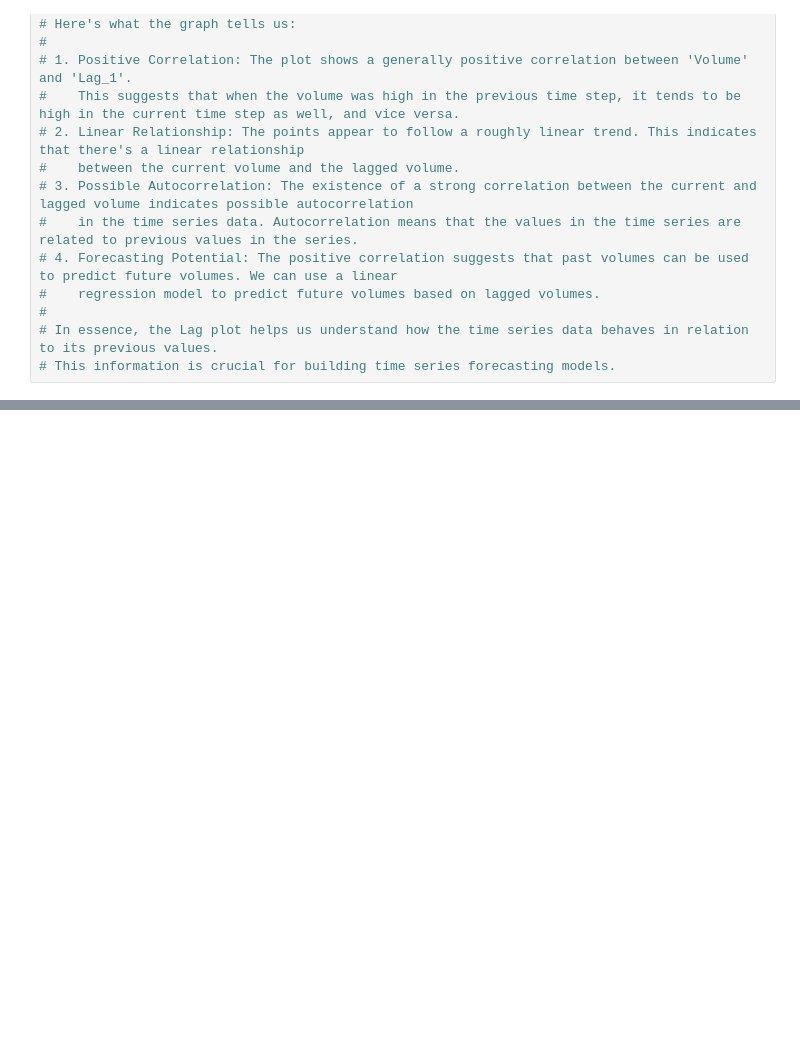
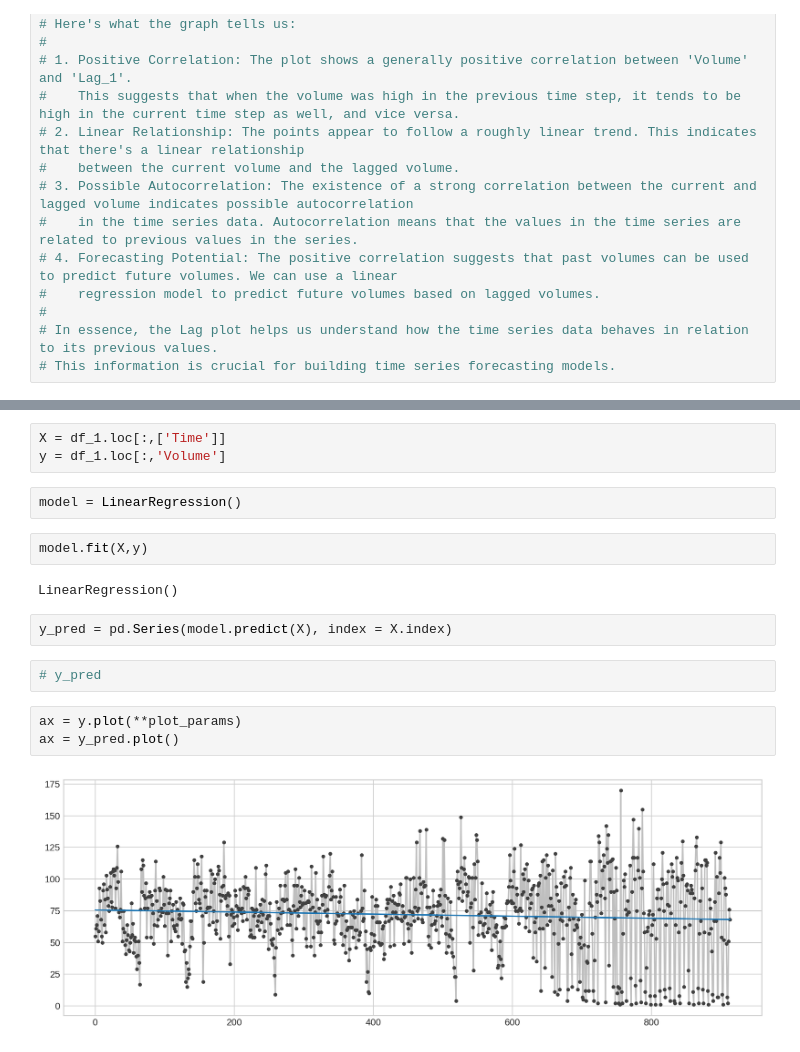
Before and after one commit to PrashantS87/Time_Series_Forecasting, a Jupyter notebook: TSF.ipynb, the cells around one changed output, grey strips where cells are left out. Saved outputs shown, nothing was run; the diff lists cells and outputs as text; blank space fills up the shorter version.

```diff
--- a/TSF.ipynb
+++ b/TSF.ipynb
@@ -157,0 +185,18 @@ ax.set_title('Lag Plot of Volumes');
+# %%
+X = df_1.loc[:,['Time']]
+y = df_1.loc[:,'Volume']
+# %%
+model = LinearRegression()
+# %%
+model.fit(X,y)
+# %% [output]
+LinearRegression()
+# %%
+y_pred = pd.Series(model.predict(X), index = X.index)
+# %%
+# y_pred
+# %%
+ax = y.plot(**plot_params)
+ax = y_pred.plot()
+# %% [output]
+[figure, added]
```
Also changed, not shown: parts of 12 cells of this notebook.
